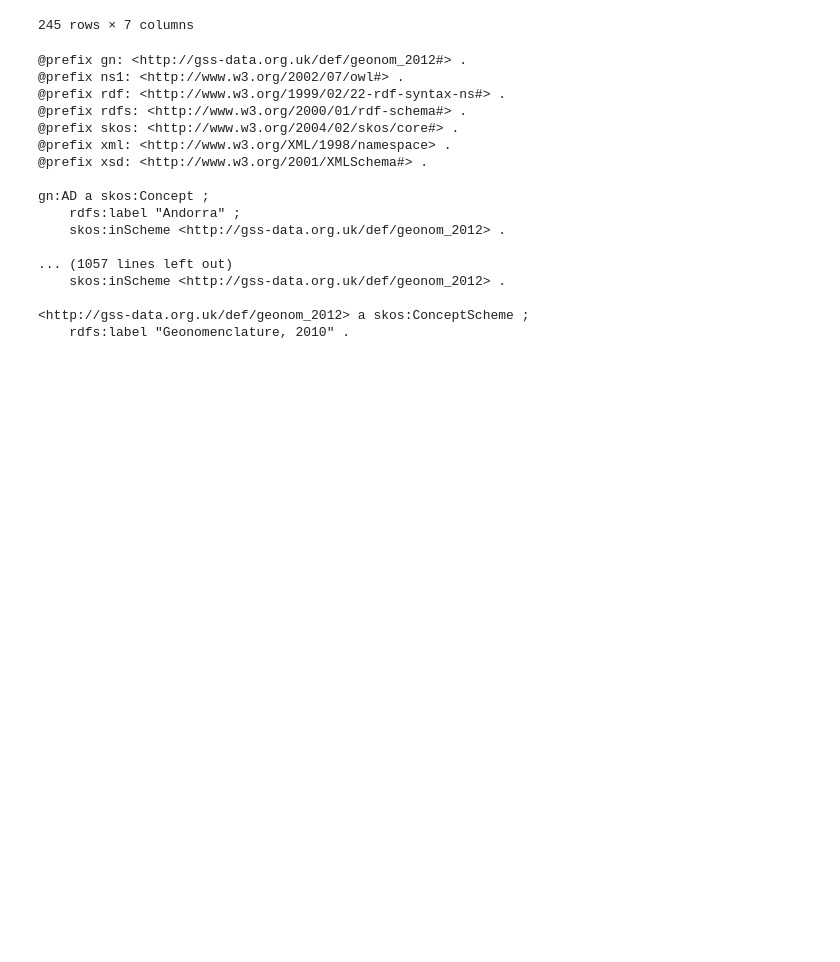
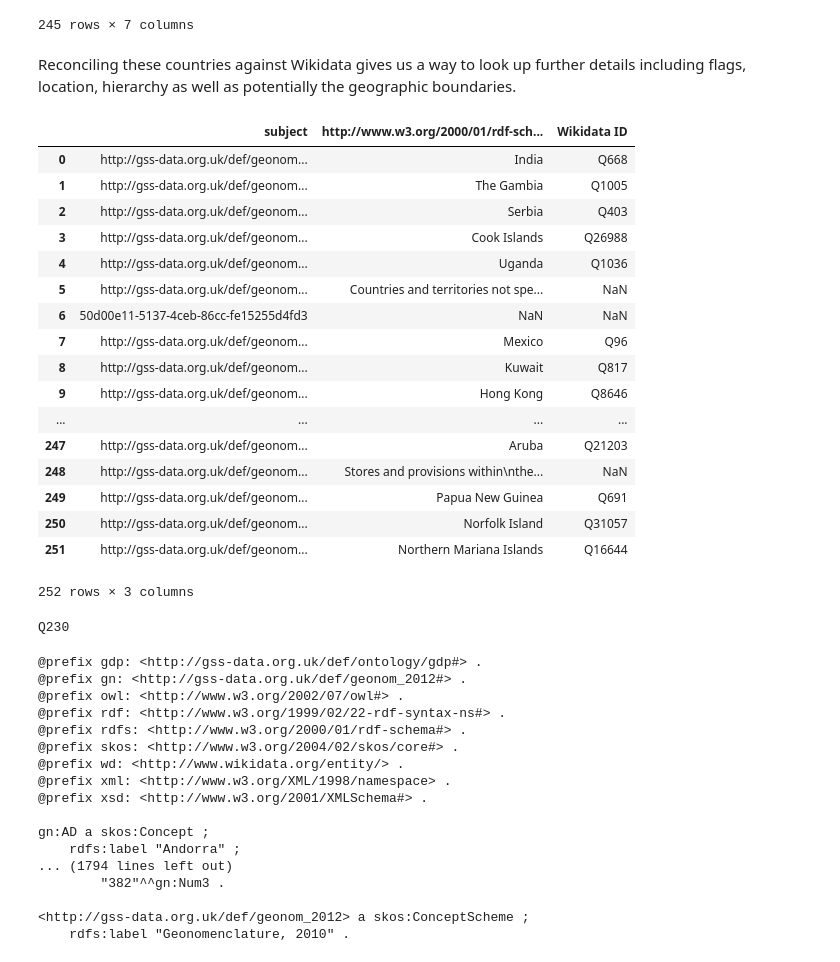
Before and after one commit to GSS-Cogs/Ref_GEONOM, a Jupyter notebook: GEONOM-to-RDF.ipynb, the cells around one changed output. Drawn from its saved outputs; the diff is of its cells as text; code cells hidden in the pictures; blank space fills up the shorter version.

Commit message:
Add some reconciliation with Wikidata.

```diff
--- a/GEONOM-to-RDF.ipynb
+++ b/GEONOM-to-RDF.ipynb
@@ -113,6 +113,36 @@ geonom
 | 247 | >>> |  |  | QY | 978 | Countries and territories not spe... | Optional heading |
 | 248 | >>> |  |  | QZ | 979 | Countries and territories not spe... | Optional heading |
 245 rows × 7 columns
+# %% [markdown]
+Reconciling these countries against Wikidata gives us a way to look up further details including flags, location, hierarchy as well as potentially the geographic boundaries.
+# %%
+reconciled = pd.read_csv('reconcile.csv')
+reconciled
+# %% [output]
+|  | subject | http://www.w3.org/2000/01/rdf-sch... | Wikidata ID |
+| 0 | http://gss-data.org.uk/def/geonom... | India | Q668 |
+| 1 | http://gss-data.org.uk/def/geonom... | The Gambia | Q1005 |
+| 2 | http://gss-data.org.uk/def/geonom... | Serbia | Q403 |
+| 3 | http://gss-data.org.uk/def/geonom... | Cook Islands | Q26988 |
+| 4 | http://gss-data.org.uk/def/geonom... | Uganda | Q1036 |
+| 5 | http://gss-data.org.uk/def/geonom... | Countries and territories not spe... | NaN |
+| 6 | 50d00e11-5137-4ceb-86cc-fe15255d4fd3 | NaN | NaN |
+| 7 | http://gss-data.org.uk/def/geonom... | Mexico | Q96 |
+| 8 | http://gss-data.org.uk/def/geonom... | Kuwait | Q817 |
+| 9 | http://gss-data.org.uk/def/geonom... | Hong Kong | Q8646 |
+| ... | ... | ... | ... |
+| 247 | http://gss-data.org.uk/def/geonom... | Aruba | Q21203 |
+| 248 | http://gss-data.org.uk/def/geonom... | Stores and provisions within\nthe... | NaN |
+| 249 | http://gss-data.org.uk/def/geonom... | Papua New Guinea | Q691 |
+| 250 | http://gss-data.org.uk/def/geonom... | Norfolk Island | Q31057 |
+| 251 | http://gss-data.org.uk/def/geonom... | Northern Mariana Islands | Q16644 |
+252 rows × 3 columns
+# %%
+wd = reconciled[reconciled['subject'] == 'http://gss-data.org.uk/def/geonom_2012#GE']['Wikidata ID']
+if len(wd) == 1:
+    print(wd.item())
+# %% [output]
+Q230
 # %%
 from rdflib import Graph, Literal, BNode, Namespace, RDF, URIRef, RDFS, OWL, XSD
 from rdflib.namespace import SKOS
@@ -120,10 +150,15 @@ from rdflib.collection import Collection
 import numpy as np
 
 GN = Namespace('http://gss-data.org.uk/def/geonom_2012#')
+WD = Namespace('http://www.wikidata.org/entity/')
+GDP = Namespace('http://gss-data.org.uk/def/ontology/gdp#')
 
 g = Graph()
 g.bind('gn', GN)
 g.bind('skos', SKOS)
+g.bind('owl', OWL)
+g.bind('gdp', GDP)
+g.bind('wd', WD)
 
 scheme = URIRef('http://gss-data.org.uk/def/geonom_2012')
 g.add((scheme, RDF.type, SKOS.ConceptScheme))
@@ -159,24 +194,27 @@ for i, row in geonom.iterrows():
     if row['DESCRIPTION'].strip() != '':
         g.add((term, RDFS.comment, Literal(row['DESCRIPTION'].strip())))
     g.add((term, SKOS.notation, Literal(row['ALPHA_EU'], datatype=GN.Alpha2)))
-    g.add((term, SKOS.notation, Literal(row['NUM_EU'], datatype=GN.Alpha2)))
+    g.add((term, SKOS.notation, Literal(row['NUM_EU'], datatype=GN.Num3)))
+    wikidata = reconciled[reconciled['subject'] == str(term)]['Wikidata ID']
+    if len(wikidata) == 1:
+        g.add((term, GDP.country, WD[wikidata.item()]))
 
 print(g.serialize(format='n3').decode('utf-8'))
 # %% [output]
+@prefix gdp: <http://gss-data.org.uk/def/ontology/gdp#> .
 @prefix gn: <http://gss-data.org.uk/def/geonom_2012#> .
-@prefix ns1: <http://www.w3.org/2002/07/owl#> .
+@prefix owl: <http://www.w3.org/2002/07/owl#> .
 @prefix rdf: <http://www.w3.org/1999/02/22-rdf-syntax-ns#> .
 @prefix rdfs: <http://www.w3.org/2000/01/rdf-schema#> .
 @prefix skos: <http://www.w3.org/2004/02/skos/core#> .
+@prefix wd: <http://www.wikidata.org/entity/> .
 @prefix xml: <http://www.w3.org/XML/1998/namespace> .
 @prefix xsd: <http://www.w3.org/2001/XMLSchema#> .
 
 gn:AD a skos:Concept ;
     rdfs:label "Andorra" ;
-    skos:inScheme <http://gss-data.org.uk/def/geonom_2012> .
-
-... (1057 lines left out)
-    skos:inScheme <http://gss-data.org.uk/def/geonom_2012> .
+... (1794 lines left out)
+        "382"^^gn:Num3 .
 
 <http://gss-data.org.uk/def/geonom_2012> a skos:ConceptScheme ;
     rdfs:label "Geonomenclature, 2010" .
```
Also changed, not shown: 1 other file.
